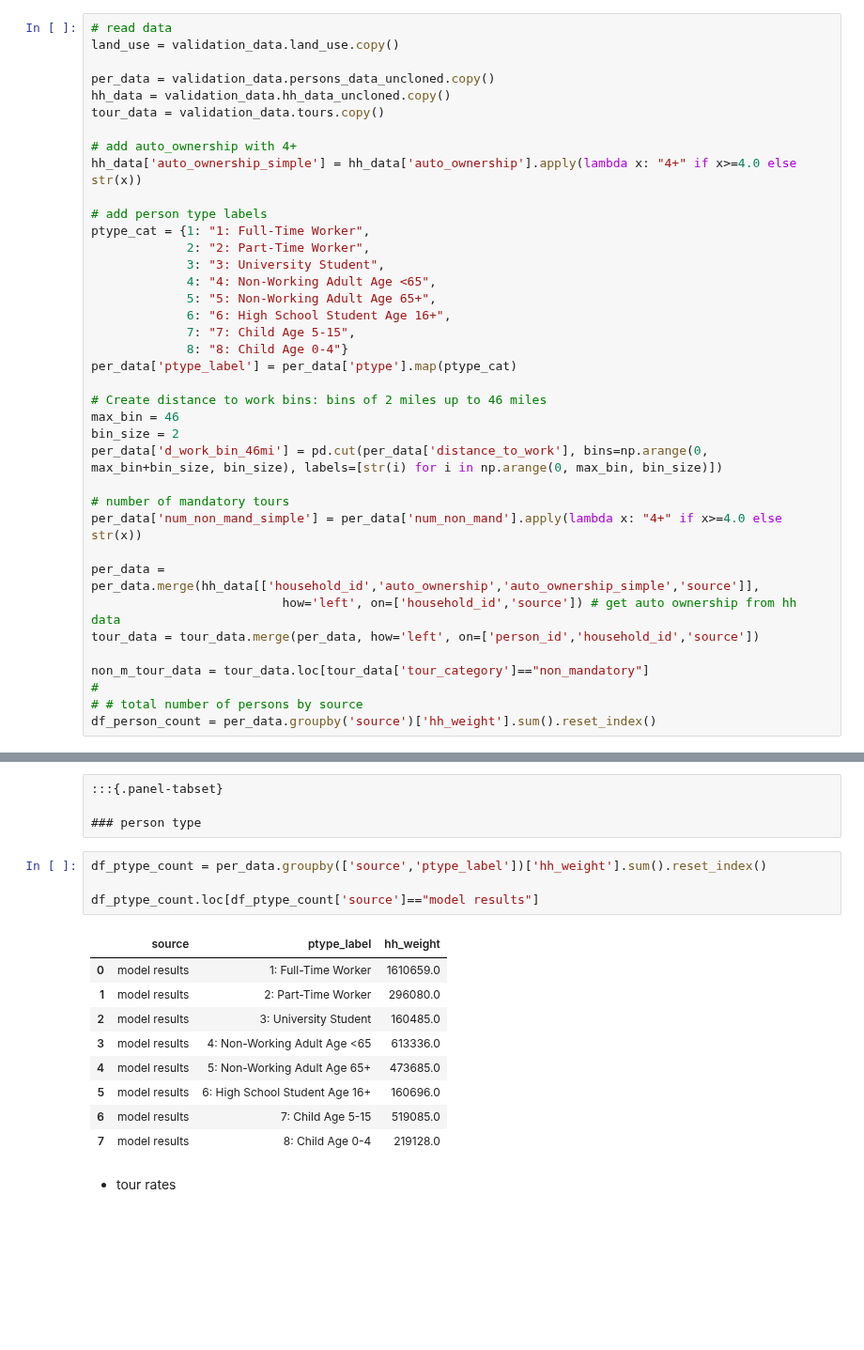
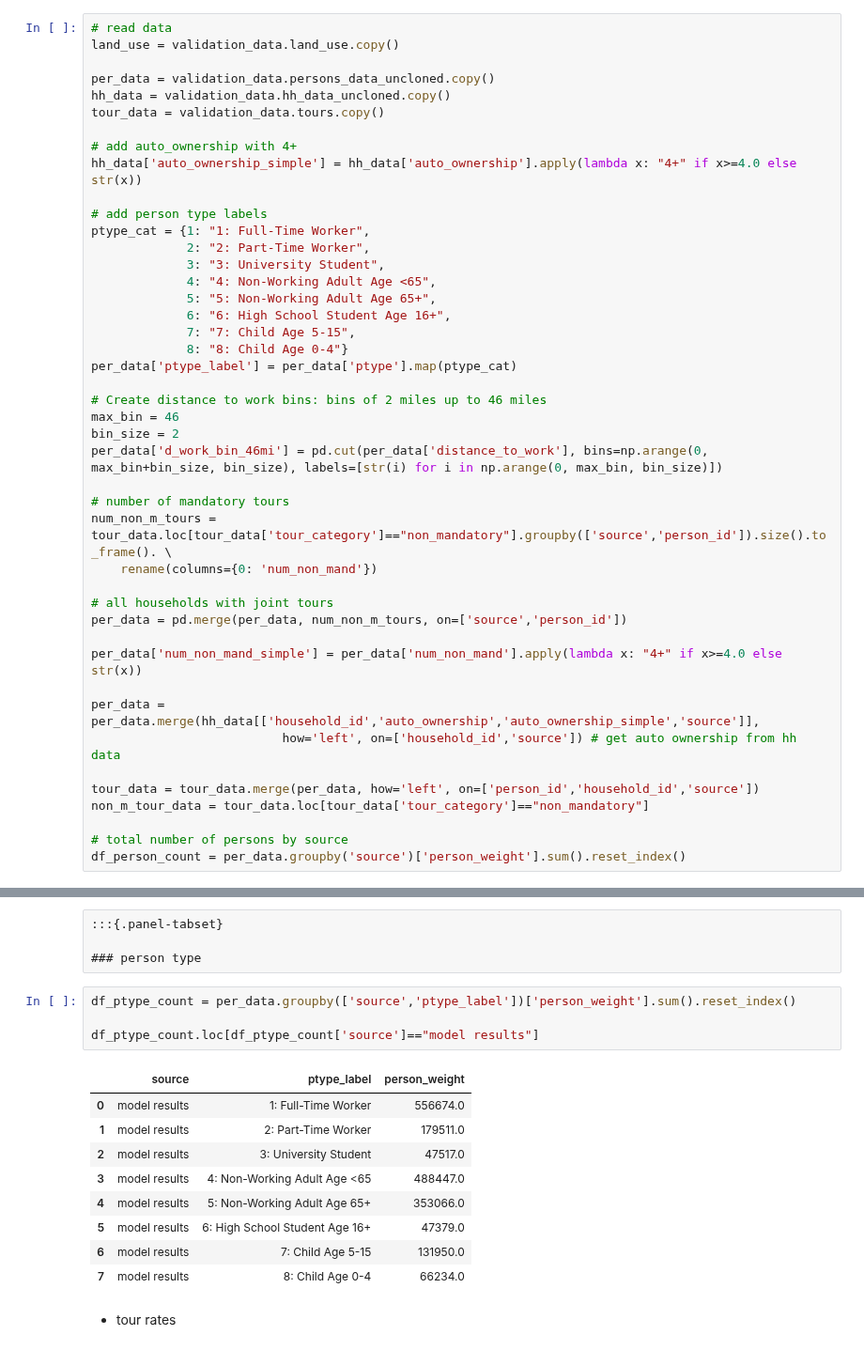
Before and after one commit to psrc/psrc_activitysim, a Jupyter notebook: scripts/validation/validation_scripts/non_mandatory_tour_frequency.ipynb, the cells around one changed output, grey strips where cells are left out. Shown at 94% size. Cells and saved outputs as stored; diff of their text form; blank space fills up the shorter version.

```diff
--- a/scripts/validation/validation_scripts/non_mandatory_tour_frequency.ipynb
+++ b/scripts/validation/validation_scripts/non_mandatory_tour_frequency.ipynb
@@ -49,13 +49,19 @@ bin_size = 2
 per_data['d_work_bin_46mi'] = pd.cut(per_data['distance_to_work'], bins=np.arange(0, max_bin+bin_size, bin_size), labels=[str(i) for i in np.arange(0, max_bin, bin_size)])
 
 # number of mandatory tours
+num_non_m_tours = tour_data.loc[tour_data['tour_category']=="non_mandatory"].groupby(['source','person_id']).size().to_frame(). \
+    rename(columns={0: 'num_non_mand'})
+
+# all households with joint tours
+per_data = pd.merge(per_data, num_non_m_tours, on=['source','person_id'])
+
 per_data['num_non_mand_simple'] = per_data['num_non_mand'].apply(lambda x: "4+" if x>=4.0 else str(x))
 
 per_data = per_data.merge(hh_data[['household_id','auto_ownership','auto_ownership_simple','source']],
                           how='left', on=['household_id','source']) # get auto ownership from hh data
+
 tour_data = tour_data.merge(per_data, how='left', on=['person_id','household_id','source'])
+non_m_tour_data = tour_data.loc[tour_data['tour_category']=="non_mandatory"]
 
-non_m_tour_data = tour_data.loc[tour_data['tour_category']=="non_mandatory"]
-#
-# # total number of persons by source
-df_person_count = per_data.groupby('source')['hh_weight'].sum().reset_index()
+# total number of persons by source
+df_person_count = per_data.groupby('source')['person_weight'].sum().reset_index()
@@ -104,19 +98,19 @@ fig.show()
 
 ### person type
 # %%
-df_ptype_count = per_data.groupby(['source','ptype_label'])['hh_weight'].sum().reset_index()
+df_ptype_count = per_data.groupby(['source','ptype_label'])['person_weight'].sum().reset_index()
 
 df_ptype_count.loc[df_ptype_count['source']=="model results"]
 # %% [output]
-|  | source | ptype_label | hh_weight |
-| 0 | model results | 1: Full-Time Worker | 1610659.0 |
-| 1 | model results | 2: Part-Time Worker | 296080.0 |
-| 2 | model results | 3: University Student | 160485.0 |
-| 3 | model results | 4: Non-Working Adult Age <65 | 613336.0 |
-| 4 | model results | 5: Non-Working Adult Age 65+ | 473685.0 |
-| 5 | model results | 6: High School Student Age 16+ | 160696.0 |
-| 6 | model results | 7: Child Age 5-15 | 519085.0 |
-| 7 | model results | 8: Child Age 0-4 | 219128.0 |
+|  | source | ptype_label | person_weight |
+| 0 | model results | 1: Full-Time Worker | 556674.0 |
+| 1 | model results | 2: Part-Time Worker | 179511.0 |
+| 2 | model results | 3: University Student | 47517.0 |
+| 3 | model results | 4: Non-Working Adult Age <65 | 488447.0 |
+| 4 | model results | 5: Non-Working Adult Age 65+ | 353066.0 |
+| 5 | model results | 6: High School Student Age 16+ | 47379.0 |
+| 6 | model results | 7: Child Age 5-15 | 131950.0 |
+| 7 | model results | 8: Child Age 0-4 | 66234.0 |
 # %% [markdown]
 - tour rates
 # %%
```
Also changed, not shown: parts of 8 cells of this notebook, 11 other files.
